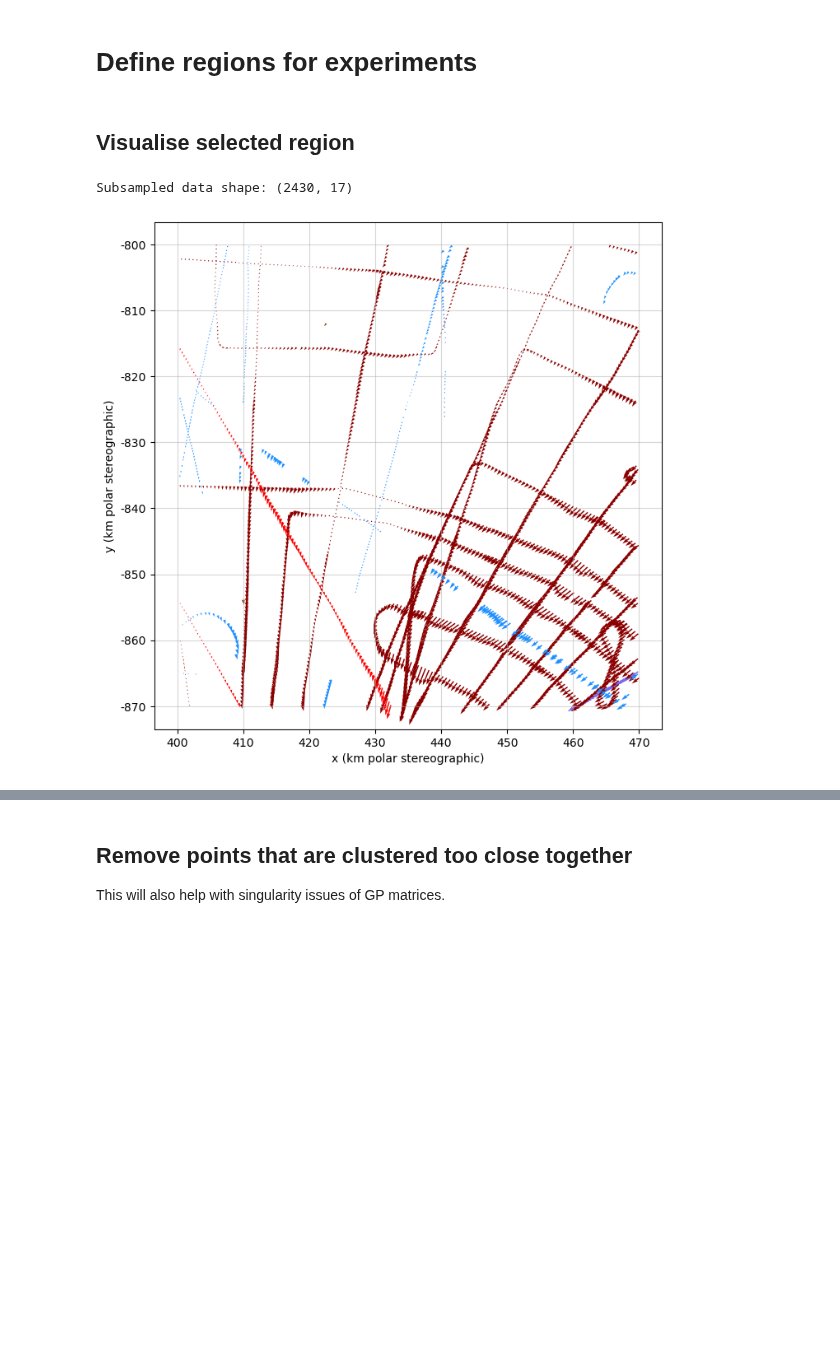
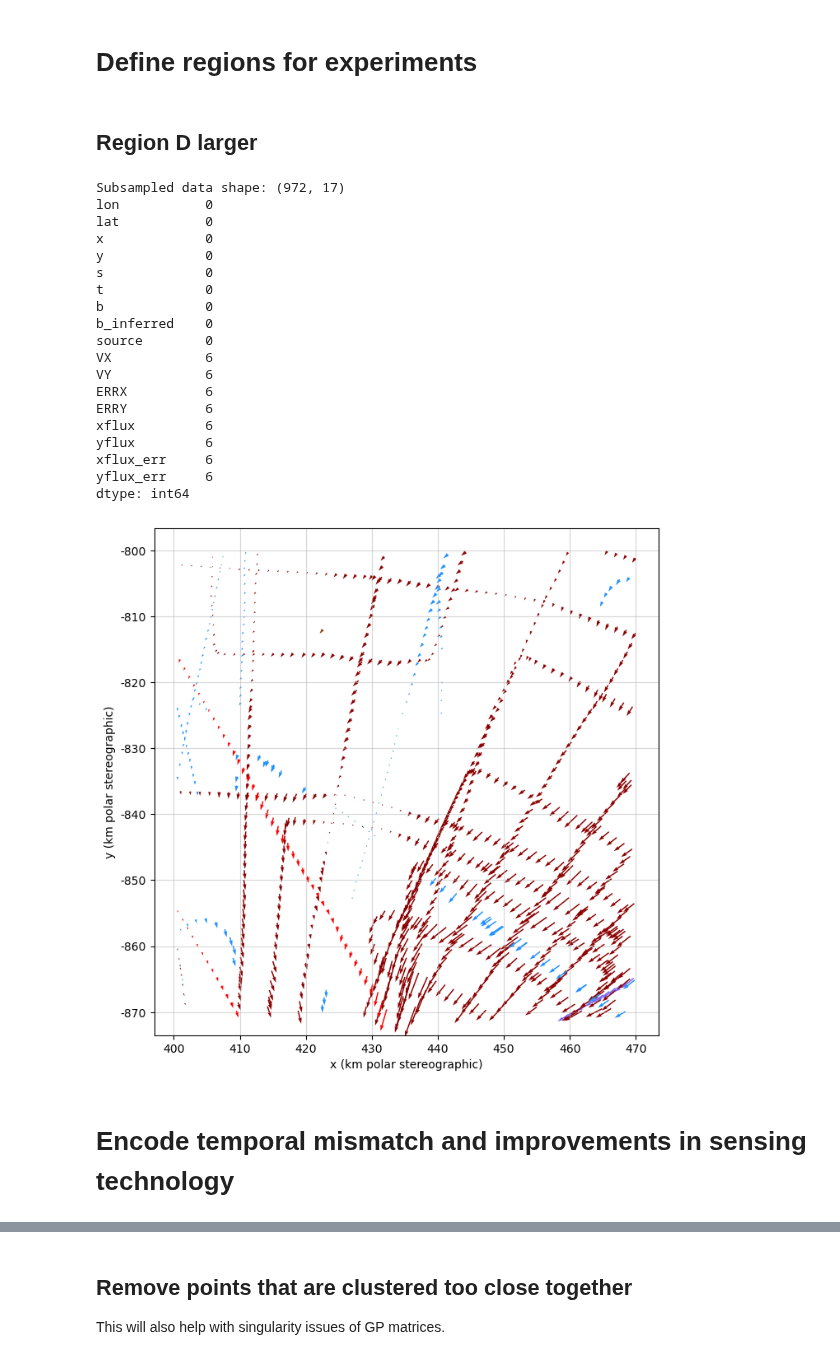
Before and after one commit to kimbente/ice_thickness, a Jupyter notebook: preprocess_real_data.ipynb, the cells around one changed output, grey strips where cells are left out. Cells and saved outputs as stored; diff of their text form; code cells hidden in the pictures; blank space fills up the shorter version.

```diff
--- a/preprocess_real_data.ipynb
+++ b/preprocess_real_data.ipynb
@@ -111,50 +114,41 @@ corners_regions = pd.DataFrame([
     # G - Interesting 50 x 50 km region
     {"name": "RegionG", "x_min": 500 * 1000, "x_max": 550 * 1000, "y_min": -850 * 1000, "y_max": -800 * 1000},
 ])
-# %%
-def visualise_flux(region_df, source_color = False):
-    fig, ax = plt.subplots(figsize = (8, 8))
-
-    if source_color:
-        ax.quiver(
-                region_df["x"],
-                region_df["y"],
-                region_df["xflux"],
-                region_df["yflux"],
-                color = region_df["source"].map(source_color_dict))
-    else:
-        ax.quiver(
-                region_df["x"],
-                region_df["y"],
-                region_df["xflux"],
-                region_df["yflux"],
-                color = "black")
-
-    # Set both axes to use scientific notation with base 10^3
-    formatter = ticker.FuncFormatter(lambda x, pos: f'{x*1e-3:.0f}')
-    ax.xaxis.set_major_formatter(formatter)
-    ax.yaxis.set_major_formatter(formatter)
-
-    # Optional: label axes to clarify units
-    ax.set_xlabel("x (km polar stereographic)")
-    ax.set_ylabel("y (km polar stereographic)")
-
-    ax.set_aspect('equal')
-    ax.grid(True, alpha = 0.5)  # Show gridlines
-    fig.show()
 # %% [markdown]
-## Visualise selected region
+## Region D larger
 # %%
-region_name = "RegionC"
+# region_name = "RegionC"
 region_name = "RegionDlarger"
 
 region_df = create_flux_df_for_region(
-    region_name, thickness_points, velocity_grid, corners_regions, subsample_rate = 20)
+    region_name, thickness_points, velocity_grid, corners_regions, subsample_rate = 50)
+
+print(region_df.isna().sum())
+region_df = region_df.dropna()
+
 # Visualise with color corresponing to survey/source
 visualise_flux(
     region_df, source_color = True)
-
-# Q
 # %% [output]
-Subsampled data shape: (2430, 17)
+Subsampled data shape: (972, 17)
+lon           0
+lat           0
+x             0
+y             0
+s             0
+t             0
+b             0
+b_inferred    0
+source        0
+VX            6
+VY            6
+ERRX          6
+ERRY          6
+xflux         6
+yflux         6
+xflux_err     6
+yflux_err     6
+dtype: int64
-[figure, old version]
+[figure, new version]
+# %% [markdown]
+# Encode temporal mismatch and improvements in sensing technology
```
Also changed, not shown: parts of 17 cells of this notebook, 9 other files.
